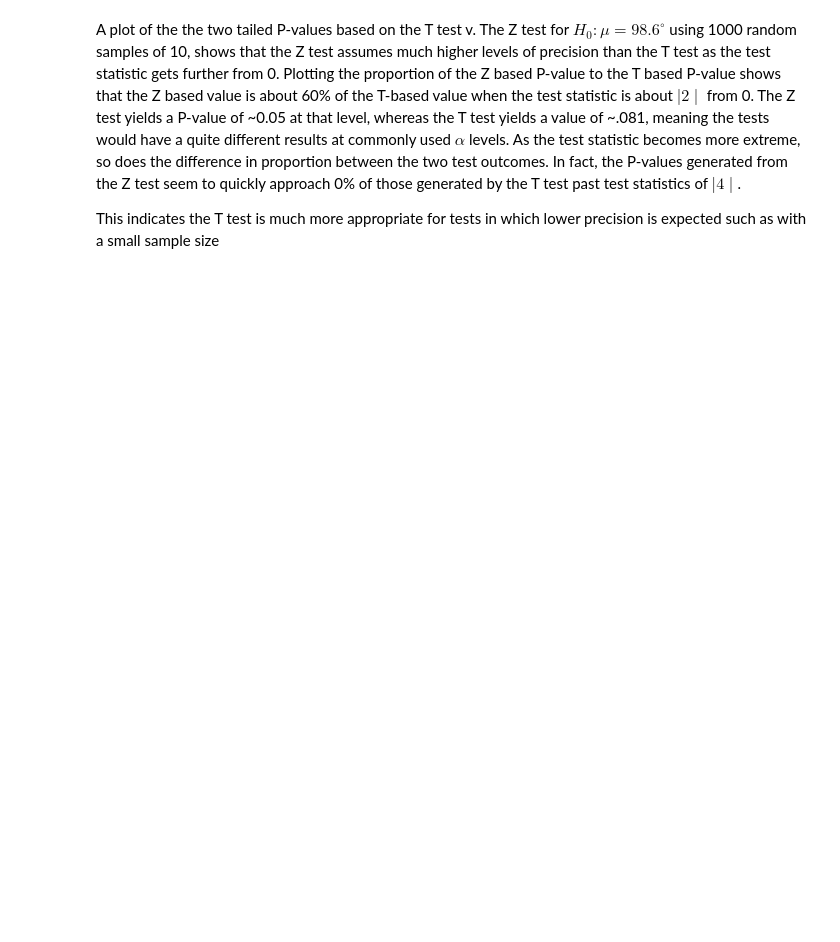
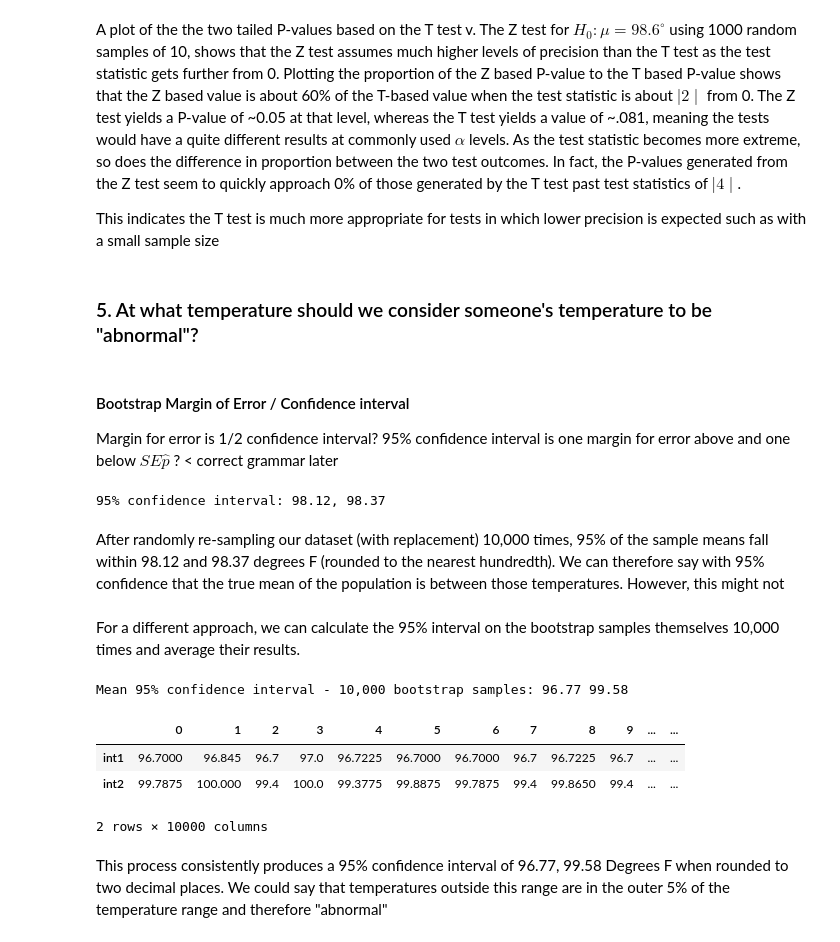
Before and after one commit to Nhorning/EDA_human_temperature, a Jupyter notebook: sliderule_dsi_inferential_statistics_exercise_1.ipynb, the cells around one changed output. Drawn from its saved outputs; the diff is of its cells as text; code cells hidden in the pictures; blank space fills up the shorter version.

Commit message:
Your branch is up-to-date with 'origin/master'. Added bootstrap confidence interval
 Changes to be committed:
	modified:   sliderule_dsi_inferential_statistics_exercise_1.ipynb

```diff
--- a/sliderule_dsi_inferential_statistics_exercise_1.ipynb
+++ b/sliderule_dsi_inferential_statistics_exercise_1.ipynb
@@ -358,3 +360,56 @@ plt.show()
 A plot of the the two tailed P-values based on the T test v. The Z test for $H_0: \mu = 98.6 ^{\circ}$ using 1000 random samples of 10, shows that the Z test assumes much higher levels of precision than the T test as the test statistic gets further from 0. Plotting the proportion of the Z based P-value to the T based P-value shows that the Z based value is about 60% of the T-based value when the test statistic is about $\mid2\mid$ from 0. The Z test yields a P-value of ~0.05 at that level, whereas the T test yields a value of ~.081, meaning the tests would have a quite different results at commonly used $\alpha$ levels. As the test statistic becomes more extreme, so does the difference in proportion between the two test outcomes. In fact, the P-values generated from the Z test seem to quickly approach 0% of those generated by the T test past test statistics of $\mid4\mid$.
 
 This indicates the T test is much more appropriate for tests in which lower precision is expected such as with a small sample size
+# %% [markdown]
+### 5. At what temperature should we consider someone's temperature to be "abnormal"?
+# %% [markdown]
+#### Bootstrap Margin of Error / Confidence interval
+Margin for error is 1/2 confidence interval? 95% confidence interval is one margin for error above and one below $
+SE\hat{p}$ ? < correct grammar later
+# %%
+#Bootstrap confidence interval from the sample.
+
+np.random.seed(42) #seed random for consistant output
+
+#create n(10000) bootstrap sample means
+bs_means = bs_sample(T, np.mean, n)
+#Find the 95% confidence interval
+bs_interval = np.percentile(bs_means, [2.5,97.5])
+#print the results
+print('95% confidence interval:', str(round(bs_interval[0],2))+',', round(bs_interval[1],2))
+# %% [output]
+95% confidence interval: 98.12, 98.37
+# %% [markdown]
+After randomly re-sampling our dataset (with replacement) 10,000 times, 95% of the sample means fall within 98.12 and 98.37 degrees F (rounded to the nearest hundredth). We can therefore say with 95% confidence that the true mean of the population is between those temperatures. However, this might not
+# %% [markdown]
+For a different approach, we can calculate the 95% interval on the bootstrap samples themselves 10,000 times and average their results.
+# %%
+#Bootstrap confidence, approach: 2
+
+#randomize the seed as we aren't plotting and don't need to generate constent images.
+np.random.seed(None)
+
+#intialize dataframe
+bs_intervals = pd.DataFrame(index=['int1','int2'])
+
+#generate bootstrap confidence intervals
+for i in range(10000):
+    bs_intervals[i] = np.percentile(np.random.choice(T, size=len(T)), ([2.5,97.5]))
+
+#average the results
+int1 = np.mean(bs_intervals.loc['int1'])
+int2 = np.mean(bs_intervals.loc['int2'])
+
+#Print the results
+print('Mean 95% confidence interval - 10,000 bootstrap samples:',round(int1, 2), round(int2, 2))
+
+#Show the dataframe of confidence intervals
+bs_intervals
+# %% [output]
+Mean 95% confidence interval - 10,000 bootstrap samples: 96.77 99.58
+|  | 0 | 1 | 2 | 3 | 4 | 5 | 6 | 7 | 8 | 9 | ... | ... |
+| int1 | 96.7000 | 96.845 | 96.7 | 97.0 | 96.7225 | 96.7000 | 96.7000 | 96.7 | 96.7225 | 96.7 | ... | ... |
+| int2 | 99.7875 | 100.000 | 99.4 | 100.0 | 99.3775 | 99.8875 | 99.7875 | 99.4 | 99.8650 | 99.4 | ... | ... |
+2 rows × 10000 columns
+# %% [markdown]
+This process consistently produces a 95% confidence interval of 96.77, 99.58 Degrees F when rounded to two decimal places. We could say that temperatures outside this range are in the outer 5% of the temperature range and therefore "abnormal"
```
Also changed, not shown: parts of 4 cells of this notebook.
